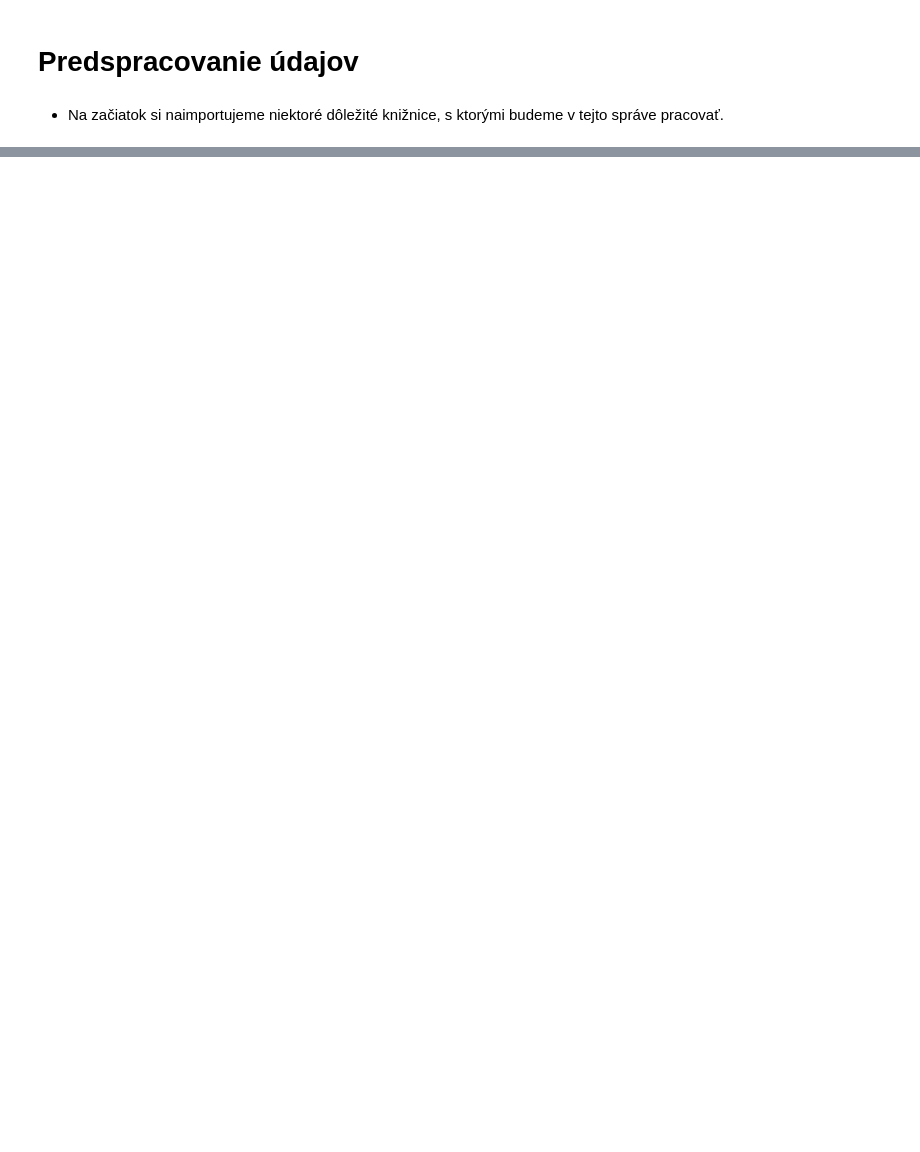
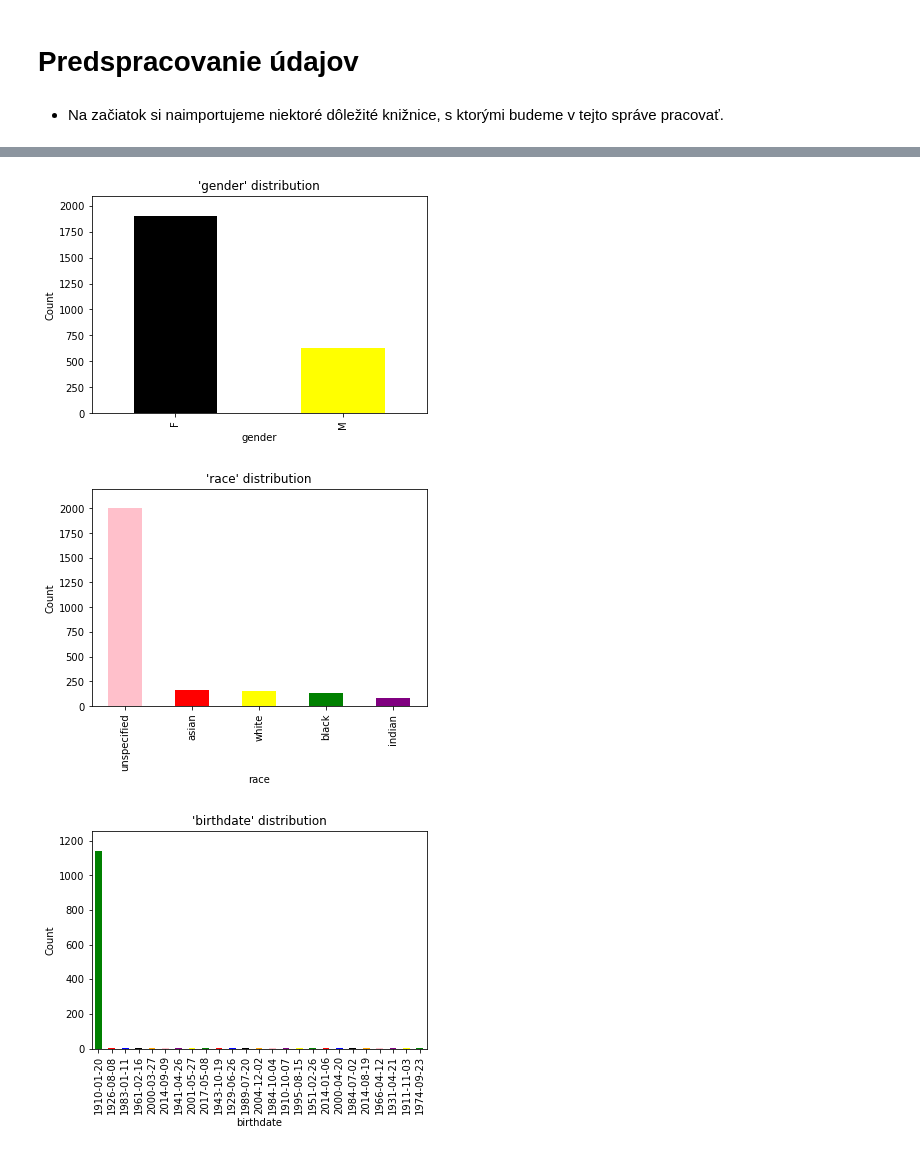
Before and after one commit to FilipMojto/IAU_project, a Jupyter notebook: machine_learning_preprocessing.ipynb, the cells around one changed output, grey strips where cells are left out. Drawn from its saved outputs; the diff is of its cells as text; code cells hidden in the pictures; blank space fills up the shorter version.

```diff
--- a/machine_learning_preprocessing.ipynb
+++ b/machine_learning_preprocessing.ipynb
@@ -95,24 +105,18 @@ New Length: 10935
 # %%
-def print_distributions(df, bar_limit = 25):
-    colors = ['Red', 'Blue', 'Seagreen', 'Green', 'Black', 'Yellow']
-    color_i = 0
+def plt_dis(df, name = 'unknown', bar_limit = 25):
+    counts = df.value_counts().head(bar_limit)
+
+    colors = ['Red', 'Blue', 'Green', 'Black', 'Yellow', 'Orange', 'Purple', 'Pink']
+    rn.shuffle(colors)
+
+    counts.plot(kind='bar', color=colors, alpha=1)
+    plt.ylim(0, max(counts) + 10*(max(counts)/100))
+    plt.xlabel(f'{name}')
+    plt.ylabel('Count')
+    plt.title(f"'{name}' distribution")
+    plt.show()
+
+def plt_table_dis(df, bar_limit = 25):
 
     for col in df:
-        counts = df[col].value_counts().head(bar_limit)
-
-        counts.plot(kind='bar', color=colors[color_i], alpha=1)
-        plt.ylim(0, max(counts) + 10*(max(counts)/100))
-        plt.xlabel(f'{col}')
-        plt.ylabel('Count')
-        plt.title(f"'{col}' distribution")
-        plt.show()
-
-        if color_i == len(colors) - 1:
-            color_i = 0
-        else:
-            color_i += 1
-        #ack_df.describe()
-
-print_distributions(prod_df)
-print_distributions(user_df)
-print_distributions(sess_df)
+        plot_distribution(df[col], col)
@@ -132,0 +123,10 @@ print_distributions(sess_df)
+# %%
+#plt_table_dis(user_df)
+
+plt_dis(user_df['sex'], 'gender')
+plt_dis(user_df['race'], 'race')
+plt_dis(user_df['birthdate'], 'birthdate')
+# %% [output]
+[figure, added]
+[figure, added]
+[figure, added]
```
Also changed, not shown: parts of 14 cells of this notebook.
